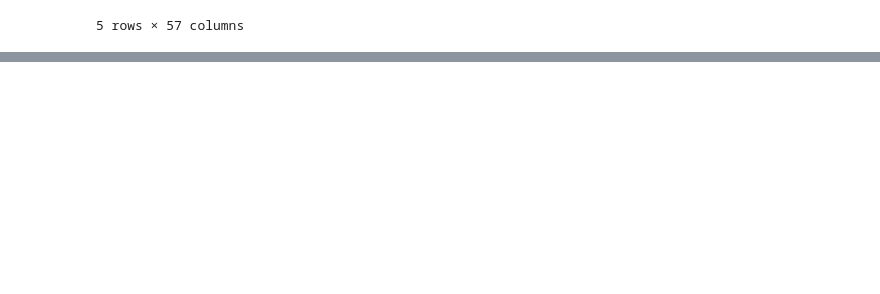
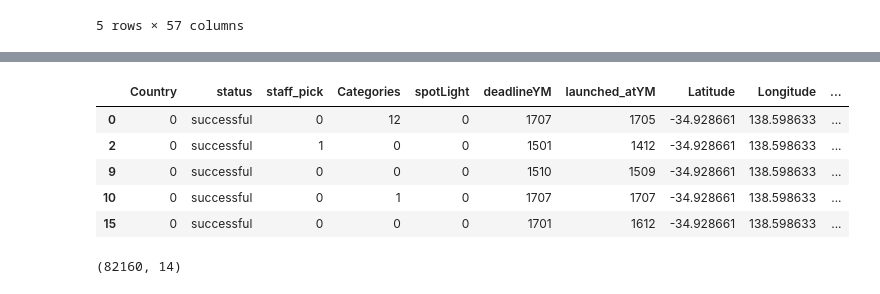
Before and after one commit to pichao314/Kickstarters, a Jupyter notebook: KickStarter.ipynb, the cells around one changed output, grey strips where cells are left out. Cells and saved outputs as stored; diff of their text form; code cells hidden in the pictures; blank space fills up the shorter version.

```diff
--- a/KickStarter.ipynb
+++ b/KickStarter.ipynb
@@ -36,0 +315,3 @@ array(['$', '<U+0080>', 'Fr', 'kr', '<U+00A3>', '<U+00A5>'], dtype=object)
+# %%
+for col in ['goal', 'backers_count', 'Length_of_kick', 'City_Pop', 'Days_spent_making_campign', 'Backers_in_city_Y', 'word_blurb_radio', 'word_name_radio']:
+    data[col] = (data[col] - data[col].mean()) / (data[col].max() - data[col].min())
@@ -36,0 +328,14 @@ array(['$', '<U+0080>', 'Fr', 'kr', '<U+00A3>', '<U+00A5>'], dtype=object)
+# %%
+deadlineYM = []
+launched_atYM = []
+for i, row in data.iterrows():
+    temp1 = ''
+    temp2 = ''
+    temp1 += row[7][:2] + row[7][3:]
+    temp2 += row[8][:2] + row[8][3:]
+    deadlineYM.append(temp1)
+    launched_atYM.append(temp2)
+# %%
+data['deadlineYM'] = deadlineYM
+data['launched_atYM'] = launched_atYM
+data.head()
@@ -36,0 +380,7 @@ array(['$', '<U+0080>', 'Fr', 'kr', '<U+00A3>', '<U+00A5>'], dtype=object)
+# %%
+sub_data1 = data[['goal', 'backers_count', 'Length_of_kick', 'City_Pop', 'Days_spent_making_campign', 'Backers_in_city_Y', 'word_blurb_radio', 'word_name_radio']]
+sub_data2 = data.drop(['goal', 'backers_count', 'Length_of_kick', 'City_Pop', 'Days_spent_making_campign', 'Backers_in_city_Y', 'word_blurb_radio', 'word_name_radio'], axis = 1)
+from sklearn.preprocessing import MinMaxScaler
+
+min_max_scaler = MinMaxScaler()
+sub_x = pd.DataFrame(min_max_scaler.fit_transform(sub_data1), columns = ['goal', 'backers_count', 'Length_of_kick', 'City_Pop', 'Days_spent_making_campign', 'Backers_in_city_Y', 'word_blurb_radio', 'word_name_radio'])
@@ -36,0 +396,13 @@ array(['$', '<U+0080>', 'Fr', 'kr', '<U+00A3>', '<U+00A5>'], dtype=object)
+# %%
+sub_data2.head()
+# %% [output]
+|  | Country | status | staff_pick | Categories | spotLight | deadlineYM | launched_atYM | Latitude | Longitude | ... |
+| 0 | 0 | successful | 0 | 12 | 0 | 1707 | 1705 | -34.928661 | 138.598633 | ... |
+| 2 | 0 | successful | 1 | 0 | 0 | 1501 | 1412 | -34.928661 | 138.598633 | ... |
+| 9 | 0 | successful | 0 | 0 | 0 | 1510 | 1509 | -34.928661 | 138.598633 | ... |
+| 10 | 0 | successful | 0 | 1 | 0 | 1707 | 1707 | -34.928661 | 138.598633 | ... |
+| 15 | 0 | successful | 0 | 0 | 0 | 1701 | 1612 | -34.928661 | 138.598633 | ... |
+# %%
+sub_data2.shape
+# %% [output]
+(82160, 14)
```
Also changed, not shown: parts of 34 cells of this notebook.
